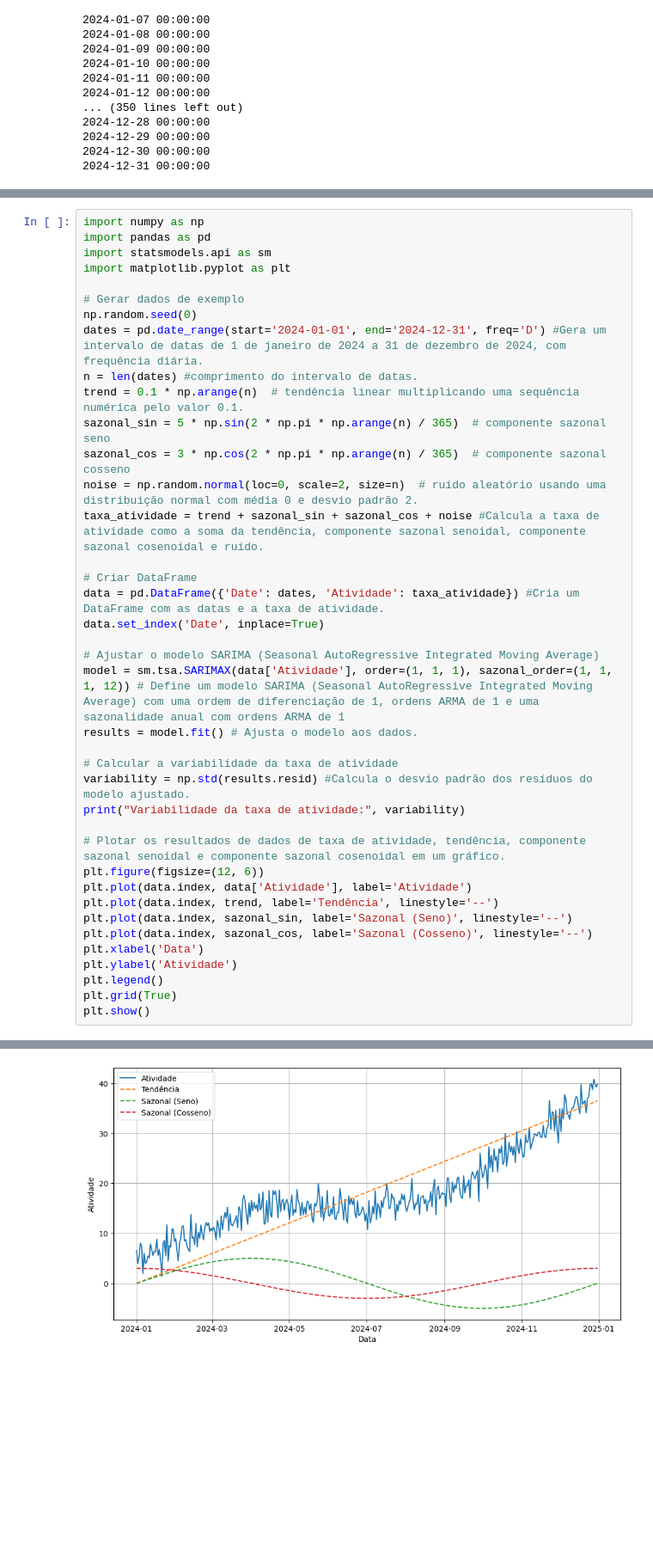
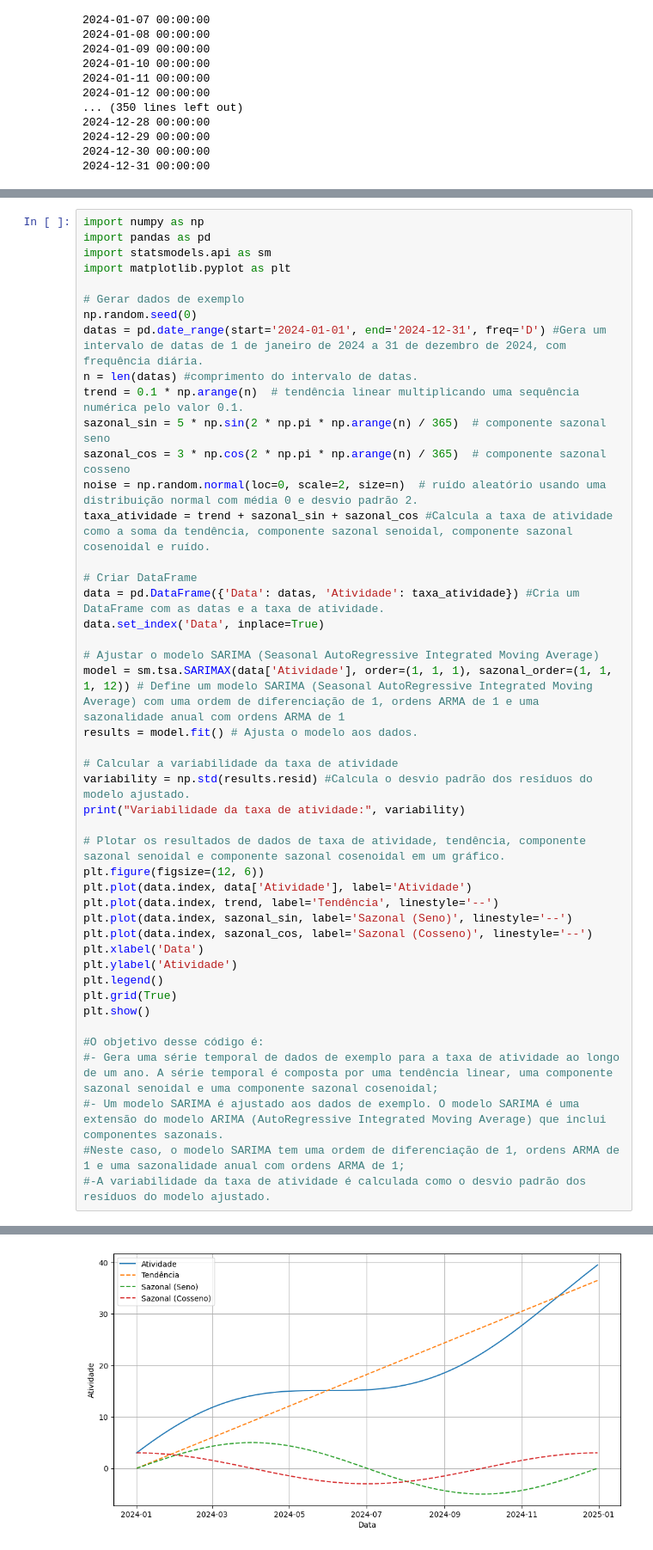
Before and after one commit to SergioStrackJunior/ENS5173_airpolution, a Jupyter notebook: Atividade01_01.ipynb, the cells around one changed output, grey strips where cells are left out. Shown at 86% size. Drawn from its saved outputs; the diff is of its cells as text; blank space fills up the shorter version.

```diff
--- a/Atividade01_01.ipynb
+++ b/Atividade01_01.ipynb
@@ -297,17 +341,17 @@ import matplotlib.pyplot as plt
 
 # Gerar dados de exemplo
 np.random.seed(0)
-dates = pd.date_range(start='2024-01-01', end='2024-12-31', freq='D') #Gera um intervalo de datas de 1 de janeiro de 2024 a 31 de dezembro de 2024, com frequência diária.
-n = len(dates) #comprimento do intervalo de datas.
+datas = pd.date_range(start='2024-01-01', end='2024-12-31', freq='D') #Gera um intervalo de datas de 1 de janeiro de 2024 a 31 de dezembro de 2024, com frequência diária.
+n = len(datas) #comprimento do intervalo de datas.
 trend = 0.1 * np.arange(n)  # tendência linear multiplicando uma sequência numérica pelo valor 0.1.
 sazonal_sin = 5 * np.sin(2 * np.pi * np.arange(n) / 365)  # componente sazonal seno
 sazonal_cos = 3 * np.cos(2 * np.pi * np.arange(n) / 365)  # componente sazonal cosseno
 noise = np.random.normal(loc=0, scale=2, size=n)  # ruído aleatório usando uma distribuição normal com média 0 e desvio padrão 2.
-taxa_atividade = trend + sazonal_sin + sazonal_cos + noise #Calcula a taxa de atividade como a soma da tendência, componente sazonal senoidal, componente sazonal cosenoidal e ruído.
+taxa_atividade = trend + sazonal_sin + sazonal_cos #Calcula a taxa de atividade como a soma da tendência, componente sazonal senoidal, componente sazonal cosenoidal e ruído.
 
 # Criar DataFrame
-data = pd.DataFrame({'Date': dates, 'Atividade': taxa_atividade}) #Cria um DataFrame com as datas e a taxa de atividade.
-data.set_index('Date', inplace=True)
+data = pd.DataFrame({'Data': datas, 'Atividade': taxa_atividade}) #Cria um DataFrame com as datas e a taxa de atividade.
+data.set_index('Data', inplace=True)
 
 # Ajustar o modelo SARIMA (Seasonal AutoRegressive Integrated Moving Average)
 model = sm.tsa.SARIMAX(data['Atividade'], order=(1, 1, 1), sazonal_order=(1, 1, 1, 12)) # Define um modelo SARIMA (Seasonal AutoRegressive Integrated Moving Average) com uma ordem de diferenciação de 1, ordens ARMA de 1 e uma sazonalidade anual com ordens ARMA de 1
@@ -328,4 +372,10 @@ plt.ylabel('Atividade')
 plt.legend()
 plt.grid(True)
 plt.show()
+
+#O objetivo desse código é:
+#- Gera uma série temporal de dados de exemplo para a taxa de atividade ao longo de um ano. A série temporal é composta por uma tendência linear, uma componente sazonal senoidal e uma componente sazonal cosenoidal;
+#- Um modelo SARIMA é ajustado aos dados de exemplo. O modelo SARIMA é uma extensão do modelo ARIMA (AutoRegressive Integrated Moving Average) que inclui componentes sazonais.
+#Neste caso, o modelo SARIMA tem uma ordem de diferenciação de 1, ordens ARMA de 1 e uma sazonalidade anual com ordens ARMA de 1;
+#-A variabilidade da taxa de atividade é calculada como o desvio padrão dos resíduos do modelo ajustado.
 # %% [output]
@@ -333 +383 @@ Variabilidade da taxa de atividade: 2.098353626868695
-[figure, old version]
+[figure, new version]
```
Also changed, not shown: parts of 20 cells of this notebook, 5 other files.
